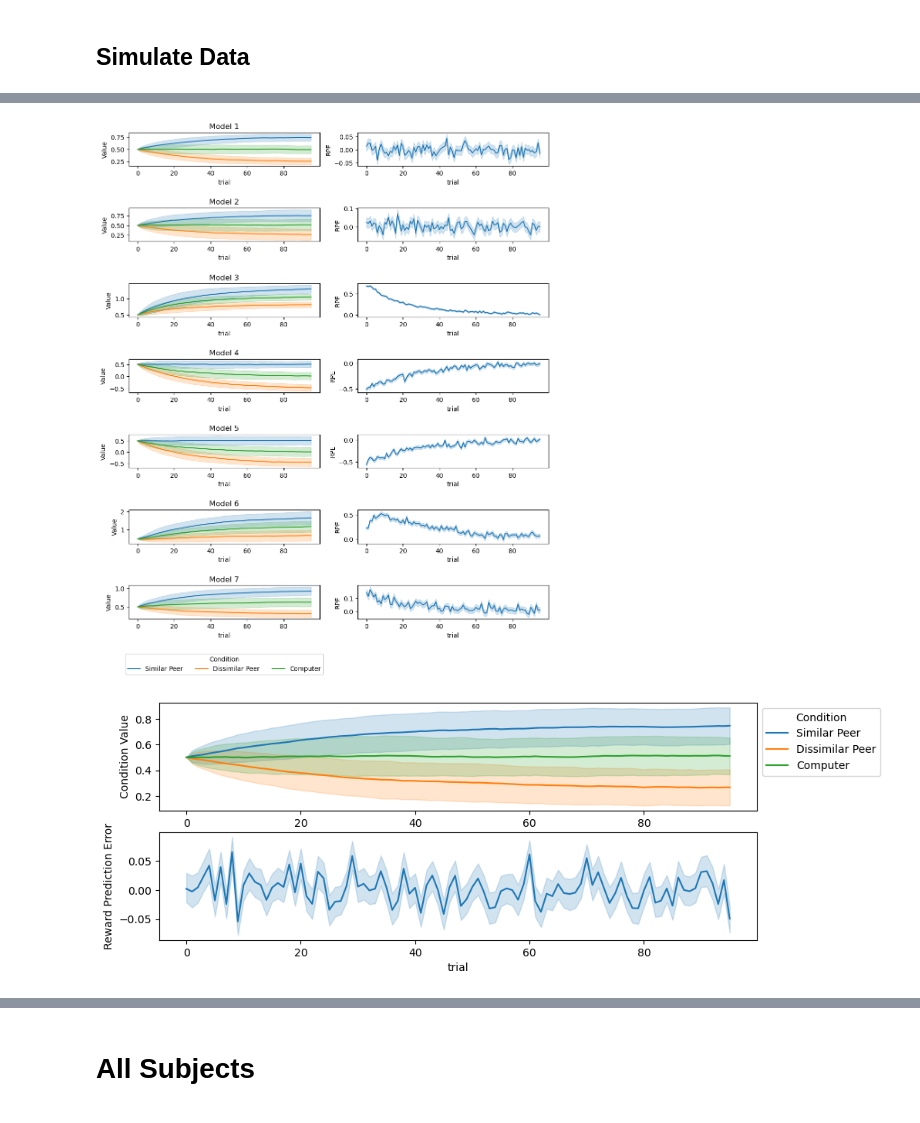
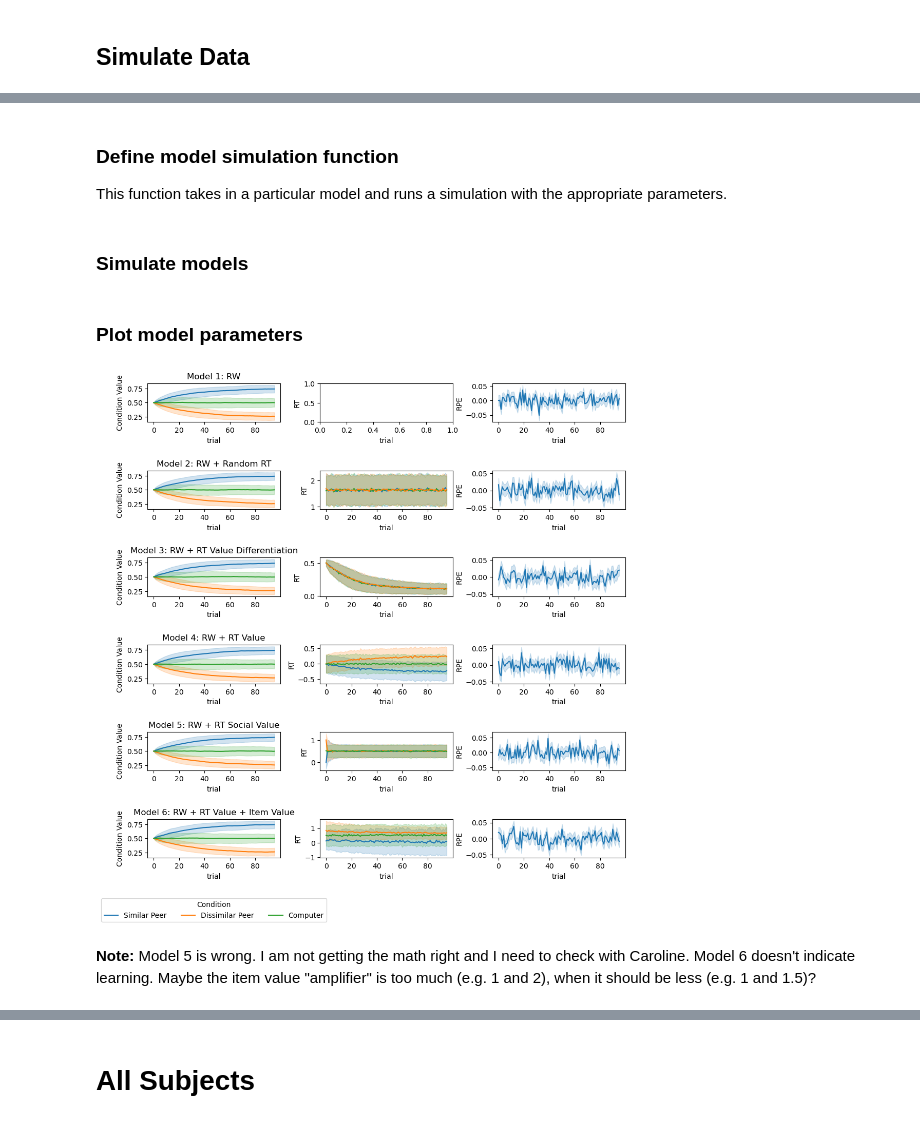
Before and after one commit to hspopal/scon_social_reward, a Jupyter notebook: code/social_reward_modeling.ipynb, the cells around one changed output, grey strips where cells are left out. Drawn from its saved outputs; the diff is of its cells as text; code cells hidden in the pictures.

Commit message:
started 10 steps of modeling

```diff
--- a/code/social_reward_modeling.ipynb
+++ b/code/social_reward_modeling.ipynb
@@ -46,5 +45,5 @@ This model takes as input a trial list, which contains information about the con
 # %%
-def rw_model(trial_list, alpha, neg_reward=False):
+def rw_model(trial_list, alpha, beta, neg_reward=False):
 
     # Define an empty dataframe for the value of each condition at each trial
     V = pd.DataFrame(columns=['SimPeer', 'DisPeer', 'Computer'],
@@ -76,7 +75,10 @@ def rw_model(trial_list, alpha, neg_reward=False):
         V.loc[t+1, V.columns != cond_t] = V.loc[t, V.columns != cond_t]
 
     RL_output = V.iloc[:-1].copy()
+    RL_output['Peer'] = trial_list['Peer']
+    RL_output['Interest'] = trial_list['Interest']
     RL_output['RPE'] = RPE
+    RL_output['RT'] = np.nan
 
     return RL_output
 # %% [markdown]
@@ -305 +441,4 @@ len(interest_pos)
+# %% [markdown]
+### Define model simulation function
+This function takes in a particular model and runs a simulation with the appropriate parameters.
 # %%
@@ -324,59 +464,65 @@ def run_rl_model(model, alpha, neg_reward, n_trials, n_sims):
                               value_vars=['SimPeer','DisPeer','Computer'], value_name='Value')
 
     return(model_data, model_data_long)
+# %% [markdown]
+### Simulate models
 # %%
 n_sims = 1000
 n_trials = 96
 
-model_1, model_1_long = run_rl_model(model=rw_model, alpha=0.1, neg_reward=False,
+model_1, model_1_long = run_rl_model(model=rw_model, alpha=0.1, beta=1, neg_reward=False,
                                      n_trials=n_trials, n_sims=n_sims)
-model_2, model_2_long = run_rl_model(model=rw_randrt_model, alpha=0.1, neg_reward=False,
+model_2, model_2_long = run_rl_model(model=rw_randrt_model, alpha=0.1, beta=1, neg_reward=False,
                                      n_trials=n_trials, n_sims=n_sims)
-model_3, model_3_long = run_rl_model(model=rw_rtvalue_model, alpha=0.1, neg_reward=False,
+model_3, model_3_long = run_rl_model(model=rw_rtvaldiff_model, alpha=0.1, beta=1, neg_reward=False,
                                      n_trials=n_trials, n_sims=n_sims)
-model_4, model_4_long = run_rl_model(model=rw_model, alpha=0.1, neg_reward=True,
+model_4, model_4_long = run_rl_model(model=rw_rt_model, alpha=0.1, beta=1, neg_reward=False,
                                      n_trials=n_trials, n_sims=n_sims)
-model_5, model_5_long = run_rl_model(model=rw_randrt_model, alpha=0.1, neg_reward=True,
+model_5, model_5_long = run_rl_model(model=rw_rtsocial_model, alpha=0.1, beta=1, neg_reward=False,
                                      n_trials=n_trials, n_sims=n_sims)
-model_6, model_6_long = run_rl_model(model=rw_rtvalue_model, alpha=0.1, neg_reward=True,
+model_6, model_6_long = run_rl_model(model=rw_item_model, alpha=0.1, beta=1, neg_reward=False,
                                      n_trials=n_trials, n_sims=n_sims)
-model_7, model_7_long = run_rl_model(model=rw_item_model, alpha=0.1, neg_reward=False,
-                                     n_trials=n_trials, n_sims=n_sims)
+# %% [markdown]
+### Plot model parameters
 # %%
 relv_models = [model_1_long, model_2_long, model_3_long,
-               model_4_long, model_5_long, model_6_long,
-               model_7_long]
+               model_4_long, model_5_long, model_6_long]
+relv_titles = ['Model 1: RW', 'Model 2: RW + Random RT', 'Model 3: RW + RT Value Differentiation',
+               'Model 4: RW + RT Value', 'Model 5: RW + RT Social Value',
+               'Model 6: RW + RT Value + Item Value']
 
-fig, axs = plt.subplots(len(relv_models),2, figsize=(12,2*len(relv_models)))
-plt.subplots_adjust(wspace=0.2, hspace=1.25)
+palette = {'SimPeer':sns.color_palette()[0],
+           'DisPeer':sns.color_palette()[1],
+           'Computer':sns.color_palette()[2]}
+
+fig, axs = plt.subplots(len(relv_models),3, figsize=(12,2*len(relv_models)))
+plt.subplots_adjust(wspace=0.3, hspace=1.25)
 
 for i in range(len(relv_models)):
+    # Plot Value
     sns.lineplot(data=relv_models[i], x='trial', y='Value', dashes=False,
                  hue='Condition', errorbar='sd', ax=axs[i,0])
-    ax1.set_ylabel('Condition Value')
+    axs[i,0].set_ylabel('Condition Value')
     if i == len(relv_models)-1:
         sns.move_legend(axs[i,0], "lower center", bbox_to_anchor=(0.5, -1.75),
                    labels=['Similar Peer','Dissimilar Peer','Computer'], ncol=3)
     else:
         axs[i,0].get_legend().remove()
 
-    axs[i,0].set_title('Model '+str(i+1))
+    axs[i,0].set_title(relv_titles[i])
 
-    sns.lineplot(data=relv_models[i], x='trial', y='RPE', dashes=False, ax=axs[i,1])
-    ax2.set_ylabel('Reward Prediction Error')
+
+    # Plot reaction time
+    sns.lineplot(data=relv_models[i], x='trial', y='RT',
+                 hue='Peer', errorbar='sd', ax=axs[i,1], palette=palette)
+    axs[i,1].get_legend().remove()
+    axs[i,1].set_ylabel('RT')
+
+
+    # Plot reward prediction error
+    sns.lineplot(data=relv_models[i], x='trial', y='RPE', dashes=False, ax=axs[i,2])
+    axs[i,2].set_ylabel('RPE')
 # %% [output]
-[figure, old version]
+[figure, new version]
-# %%
-fig, (ax1, ax2) = plt.subplots(2,1, figsize=(10,4))
-
-sns.lineplot(data=model_2_long, x='trial', y='Value', dashes=False,
-             hue='Condition', errorbar='sd', ax=ax1)
-ax1.set_ylabel('Condition Value')
-sns.move_legend(ax1, "upper left", bbox_to_anchor=(1,1), labels=['Similar Peer','Dissimilar Peer', 'Computer'])
-
-sns.lineplot(data=model_2_long, x='trial', y='RPE', dashes=False, ax=ax2)
-ax2.set_ylabel('Reward Prediction Error')
-
-plt.subplots_adjust(wspace=0.8)
-# %% [output]
-[figure, removed]
+# %% [markdown]
+**Note:** Model 5 is wrong. I am not getting the math right and I need to check with Caroline. Model 6 doesn't indicate learning. Maybe the item value "amplifier" is too much (e.g. 1 and 2), when it should be less (e.g. 1 and 1.5)?
```
Also changed, not shown: parts of 57 cells of this notebook, 1 other file.
